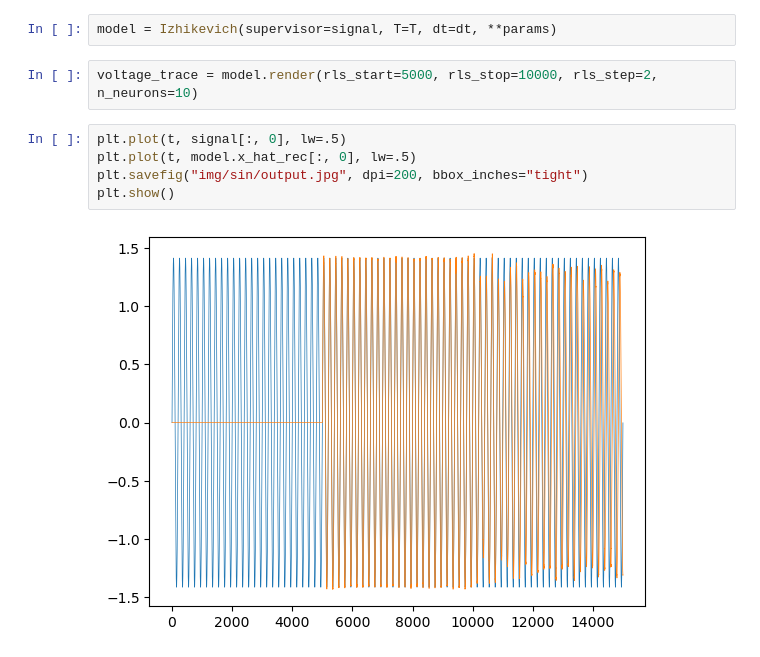
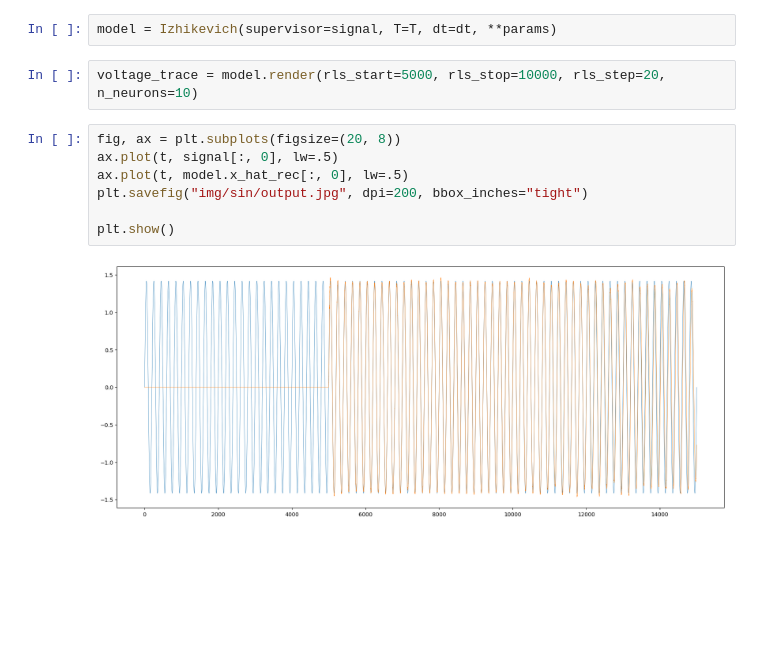
Before and after one commit to ali-mahani/lif-force, a Jupyter notebook: preliminary/test.ipynb, the cells around one changed output. Drawn from its saved outputs; the diff is of its cells as text; blank space fills up the shorter version.

Commit message:
fix: change rls step to 20 --same as matlab code-- to run faster
Should see if fixes the magnitude error. Didn't.

```diff
--- a/preliminary/test.ipynb
+++ b/preliminary/test.ipynb
@@ -45,14 +45,16 @@ params = {
 # %%
 model = Izhikevich(supervisor=signal, T=T, dt=dt, **params)
 # %%
-voltage_trace = model.render(rls_start=5000, rls_stop=10000, rls_step=2, n_neurons=10)
+voltage_trace = model.render(rls_start=5000, rls_stop=10000, rls_step=20, n_neurons=10)
 # %%
-plt.plot(t, signal[:, 0], lw=.5)
-plt.plot(t, model.x_hat_rec[:, 0], lw=.5)
+fig, ax = plt.subplots(figsize=(20, 8))
+ax.plot(t, signal[:, 0], lw=.5)
+ax.plot(t, model.x_hat_rec[:, 0], lw=.5)
 plt.savefig("img/sin/output.jpg", dpi=200, bbox_inches="tight")
+
 plt.show()
 # %% [output]
-[figure, old version]
+[figure, new version]
 # %%
 plt.eventplot(model.tspike)
 plt.savefig("img/sin/rasterplot.jpg", dpi=200, bbox_inches="tight")
```
Also changed, not shown: parts of 2 cells of this notebook, 4 other files.
